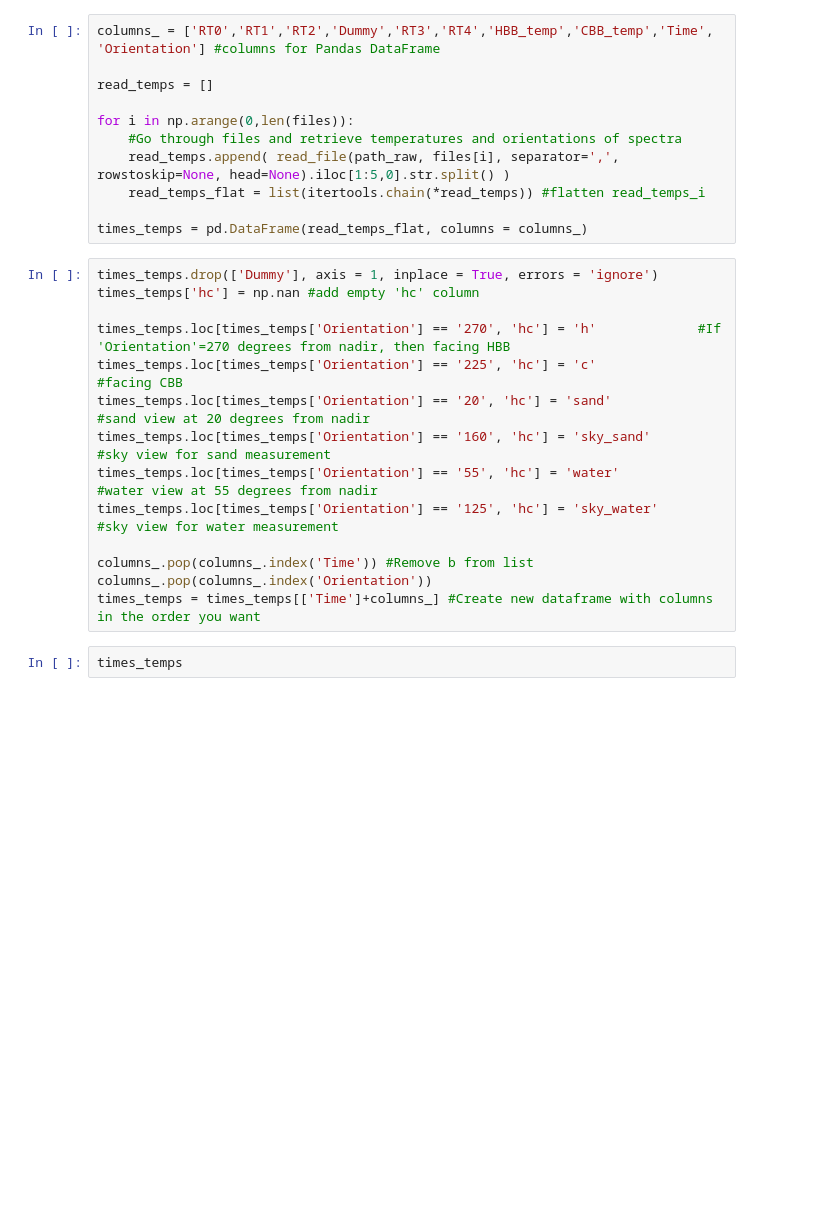
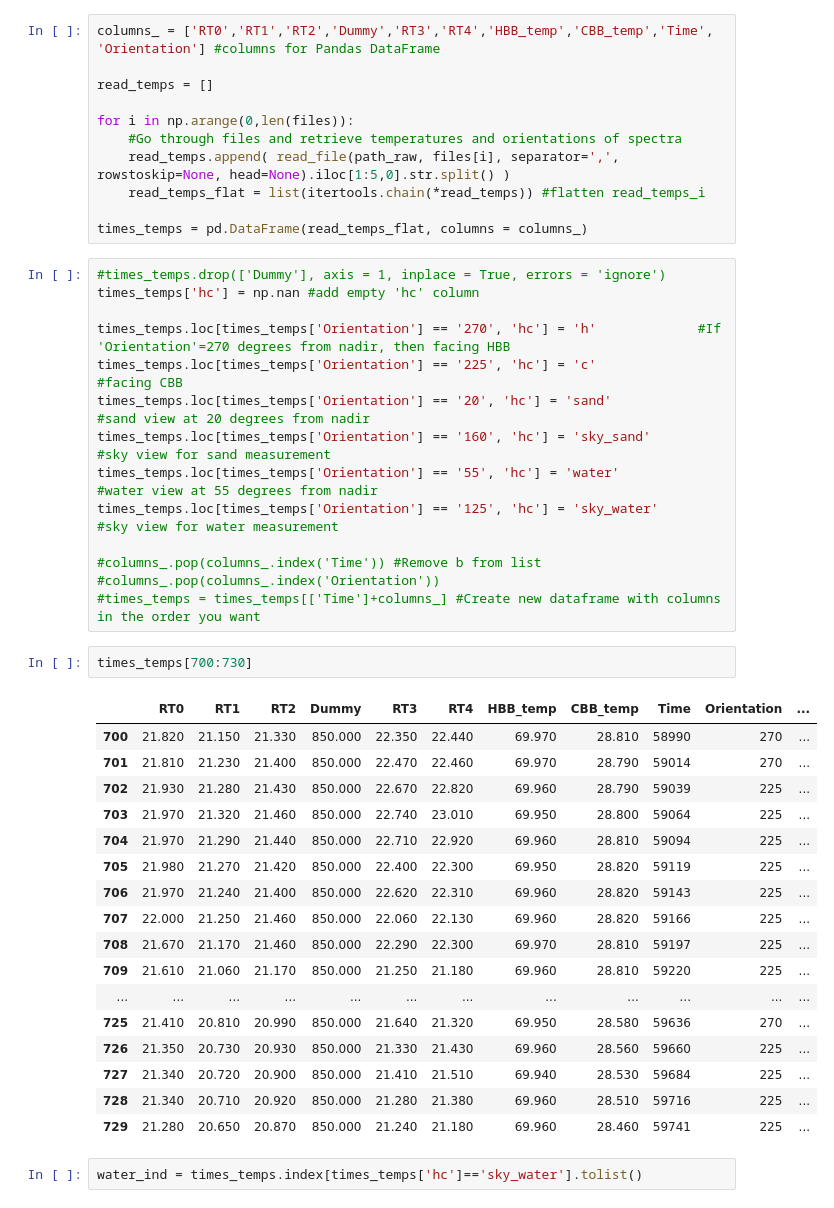
Before and after one commit to micolbedarida/MSci_Project, a Jupyter notebook: sandcode.ipynb, the cells around one changed output. Cells and saved outputs as stored; diff of their text form; blank space fills up the shorter version.

```diff
--- a/sandcode.ipynb
+++ b/sandcode.ipynb
@@ -93,7 +92,7 @@ for i in np.arange(0,len(files)):
 
 times_temps = pd.DataFrame(read_temps_flat, columns = columns_)
 # %%
-times_temps.drop(['Dummy'], axis = 1, inplace = True, errors = 'ignore')
+#times_temps.drop(['Dummy'], axis = 1, inplace = True, errors = 'ignore')
 times_temps['hc'] = np.nan #add empty 'hc' column
 
 times_temps.loc[times_temps['Orientation'] == '270', 'hc'] = 'h'             #If 'Orientation'=270 degrees from nadir, then facing HBB
@@ -103,8 +102,28 @@ times_temps.loc[times_temps['Orientation'] == '160', 'hc'] = 'sky_sand'      #sk
 times_temps.loc[times_temps['Orientation'] == '55', 'hc'] = 'water'          #water view at 55 degrees from nadir
 times_temps.loc[times_temps['Orientation'] == '125', 'hc'] = 'sky_water'     #sky view for water measurement
 
-columns_.pop(columns_.index('Time')) #Remove b from list
-columns_.pop(columns_.index('Orientation'))
-times_temps = times_temps[['Time']+columns_] #Create new dataframe with columns in the order you want
+#columns_.pop(columns_.index('Time')) #Remove b from list
+#columns_.pop(columns_.index('Orientation'))
+#times_temps = times_temps[['Time']+columns_] #Create new dataframe with columns in the order you want
 # %%
-times_temps
+times_temps[700:730]
+# %% [output]
+|  | RT0 | RT1 | RT2 | Dummy | RT3 | RT4 | HBB_temp | CBB_temp | Time | Orientation | ... |
+| 700 | 21.820 | 21.150 | 21.330 | 850.000 | 22.350 | 22.440 | 69.970 | 28.810 | 58990 | 270 | ... |
+| 701 | 21.810 | 21.230 | 21.400 | 850.000 | 22.470 | 22.460 | 69.970 | 28.790 | 59014 | 270 | ... |
+| 702 | 21.930 | 21.280 | 21.430 | 850.000 | 22.670 | 22.820 | 69.960 | 28.790 | 59039 | 225 | ... |
+| 703 | 21.970 | 21.320 | 21.460 | 850.000 | 22.740 | 23.010 | 69.950 | 28.800 | 59064 | 225 | ... |
+| 704 | 21.970 | 21.290 | 21.440 | 850.000 | 22.710 | 22.920 | 69.960 | 28.810 | 59094 | 225 | ... |
+| 705 | 21.980 | 21.270 | 21.420 | 850.000 | 22.400 | 22.300 | 69.950 | 28.820 | 59119 | 225 | ... |
+| 706 | 21.970 | 21.240 | 21.400 | 850.000 | 22.620 | 22.310 | 69.960 | 28.820 | 59143 | 225 | ... |
+| 707 | 22.000 | 21.250 | 21.460 | 850.000 | 22.060 | 22.130 | 69.960 | 28.820 | 59166 | 225 | ... |
+| 708 | 21.670 | 21.170 | 21.460 | 850.000 | 22.290 | 22.300 | 69.970 | 28.810 | 59197 | 225 | ... |
+| 709 | 21.610 | 21.060 | 21.170 | 850.000 | 21.250 | 21.180 | 69.960 | 28.810 | 59220 | 225 | ... |
+| ... | ... | ... | ... | ... | ... | ... | ... | ... | ... | ... | ... |
+| 725 | 21.410 | 20.810 | 20.990 | 850.000 | 21.640 | 21.320 | 69.950 | 28.580 | 59636 | 270 | ... |
+| 726 | 21.350 | 20.730 | 20.930 | 850.000 | 21.330 | 21.430 | 69.960 | 28.560 | 59660 | 225 | ... |
+| 727 | 21.340 | 20.720 | 20.900 | 850.000 | 21.410 | 21.510 | 69.940 | 28.530 | 59684 | 225 | ... |
+| 728 | 21.340 | 20.710 | 20.920 | 850.000 | 21.280 | 21.380 | 69.960 | 28.510 | 59716 | 225 | ... |
+| 729 | 21.280 | 20.650 | 20.870 | 850.000 | 21.240 | 21.180 | 69.960 | 28.460 | 59741 | 225 | ... |
+# %%
+water_ind = times_temps.index[times_temps['hc']=='sky_water'].tolist()
```
Also changed, not shown: parts of 8 cells of this notebook.
